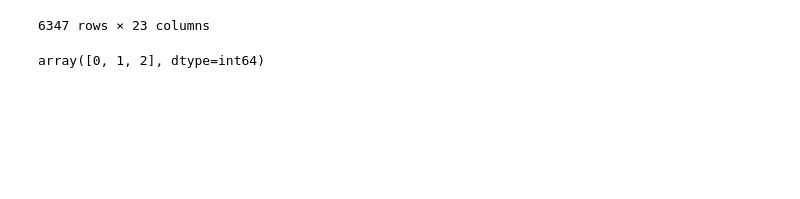
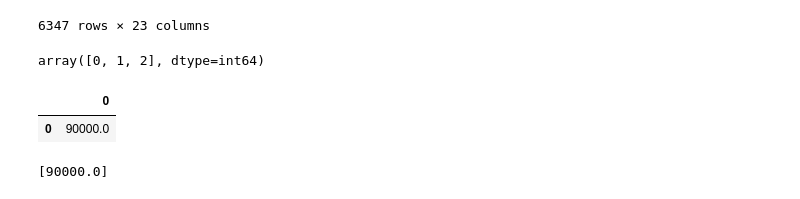
Before and after one commit to tigboatnc/spectatorSport, a Jupyter notebook: notebooks/99 - Data Cleanup .ipynb, the cells around one changed output. Cells and saved outputs as stored; diff of their text form; code cells hidden in the pictures; blank space fills up the shorter version.

```diff
--- a/notebooks/99 - Data Cleanup .ipynb
+++ b/notebooks/99 - Data Cleanup .ipynb
@@ -162,0 +165,13 @@ array([0, 1, 2], dtype=int64)
+# %%
+df = pd.DataFrame()
+# %%
+df = df.append(pd.Series(int(90000)),ignore_index=True )
+# %%
+df
+# %% [output]
+|  | 0 |
+| 0 | 90000.0 |
+# %%
+df[0].to_list()
+# %% [output]
+[90000.0]
```
Also changed, not shown: parts of 2 cells of this notebook, 3 other files.
